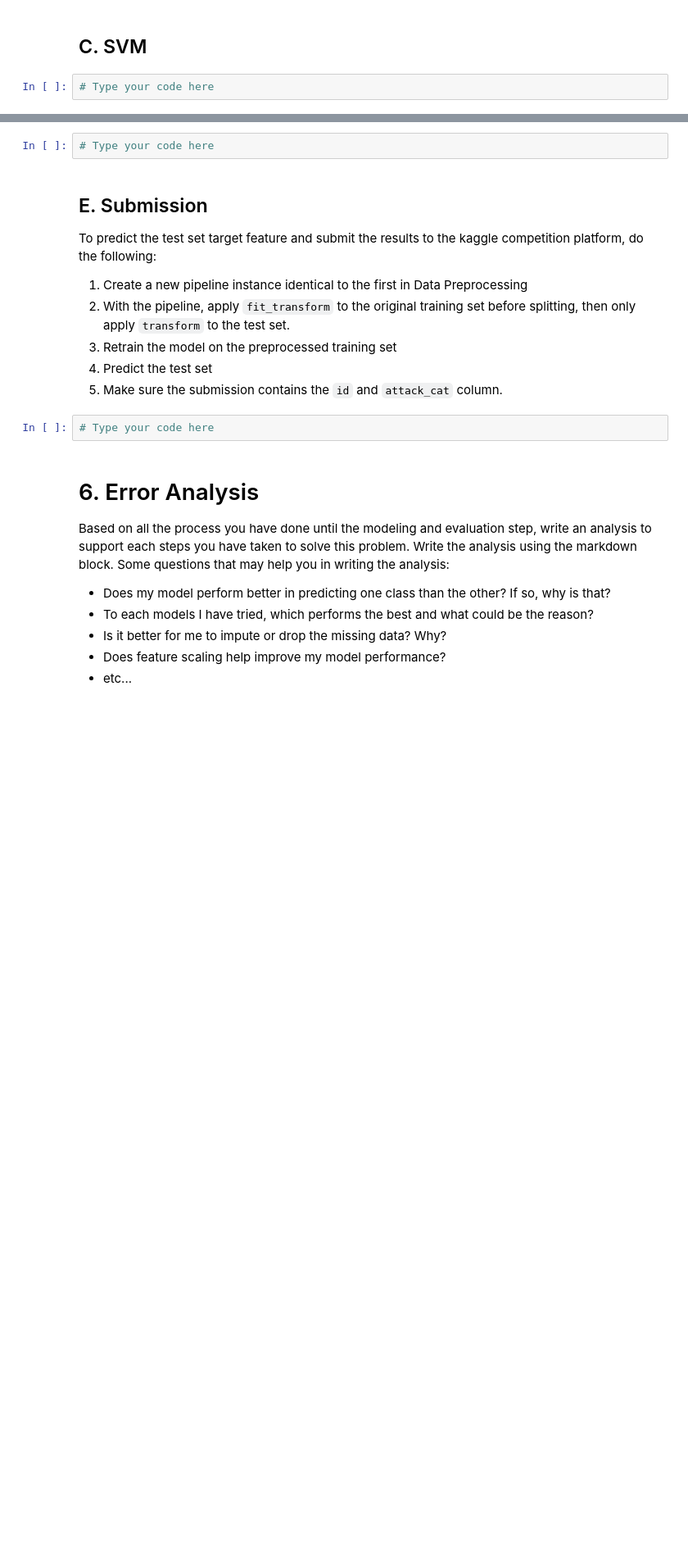
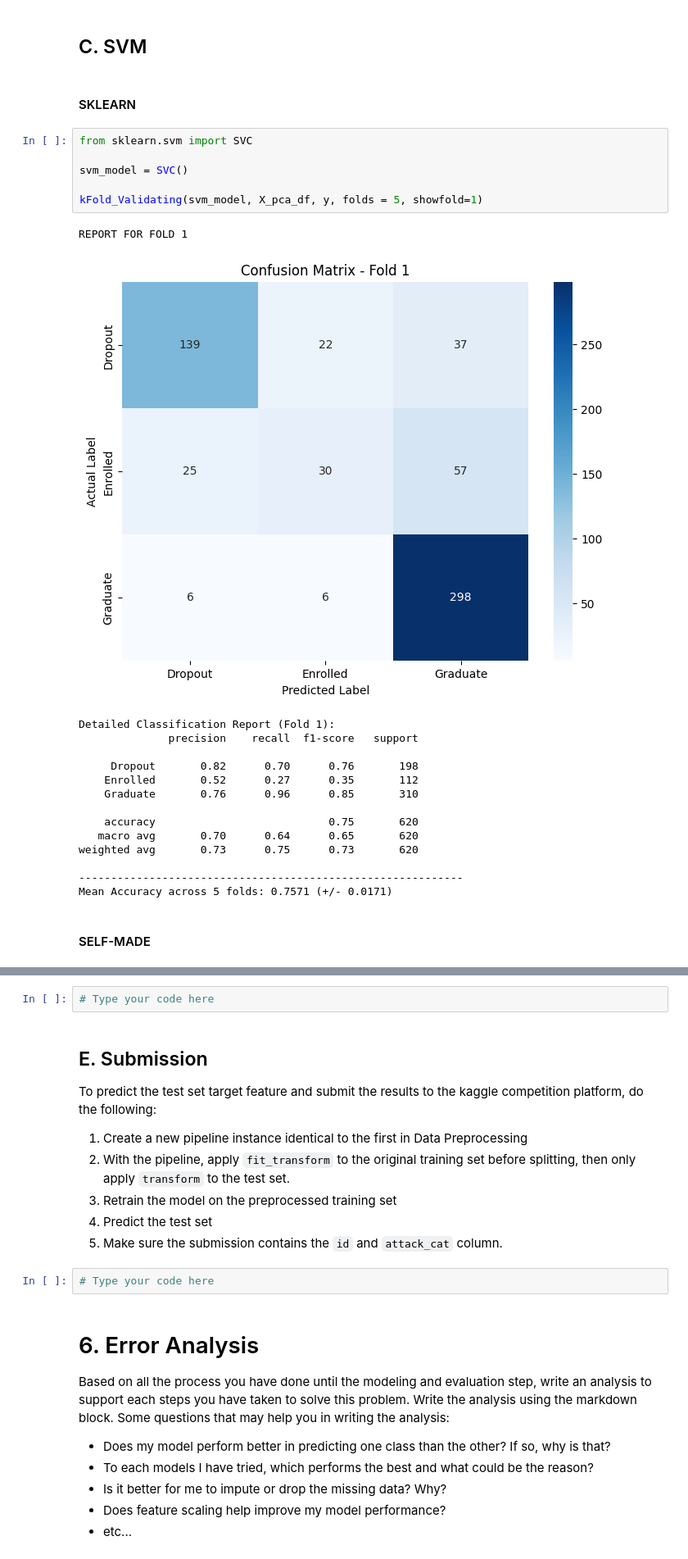
Before and after one commit to salmaanhaniif/AI_Tubes2_MachineLearningn-t, a Jupyter notebook: src/notebook.ipynb, the cells around one changed output, grey strips where cells are left out. Shown at 82% size. Saved outputs shown, nothing was run; the diff lists cells and outputs as text; blank space fills up the shorter version.

```diff
--- a/src/notebook.ipynb
+++ b/src/notebook.ipynb
@@ -346,7 +975,31 @@ Modelling is the process of building your own machine learning models to solve s
 # %% [markdown]
 ## C. SVM
-# %%
-# Type your code here
+# %% [markdown]
+#### SKLEARN
+# %%
+from sklearn.svm import SVC
+
+svm_model = SVC()
+
+kFold_Validating(svm_model, X_pca_df, y, folds = 5, showfold=1)
+# %% [output]
+REPORT FOR FOLD 1
+[figure, added]
+Detailed Classification Report (Fold 1):
+              precision    recall  f1-score   support
+
+     Dropout       0.82      0.70      0.76       198
+    Enrolled       0.52      0.27      0.35       112
+    Graduate       0.76      0.96      0.85       310
+
+    accuracy                           0.75       620
+   macro avg       0.70      0.64      0.65       620
+weighted avg       0.73      0.75      0.73       620
+
+------------------------------------------------------------
+Mean Accuracy across 5 folds: 0.7571 (+/- 0.0171)
+# %% [markdown]
+#### SELF-MADE
 # %% [markdown]
 ## D. Improvements (Optional)
 
```
Also changed, not shown: parts of 90 cells of this notebook, 1 other file.
